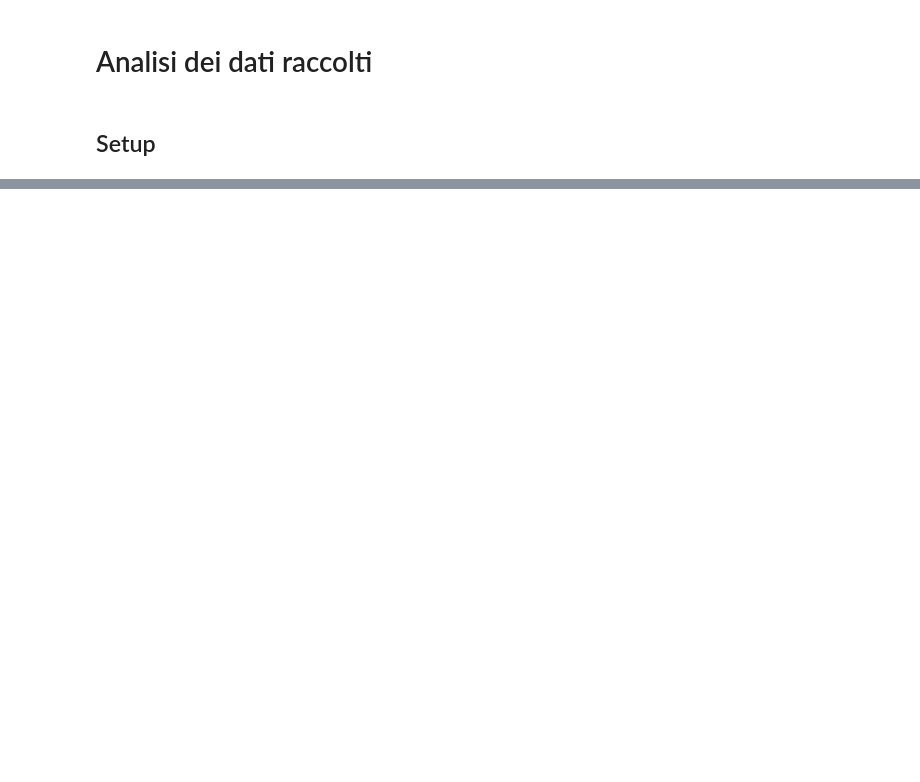
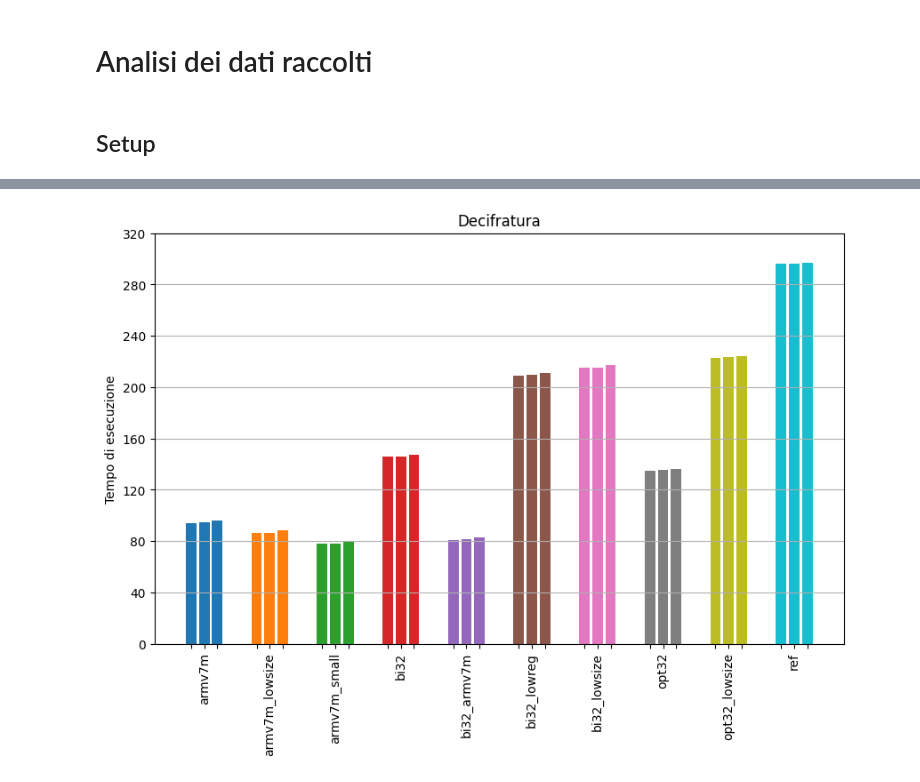
Before and after one commit to MattiaOldani/Tirocinio-ASCON, a Jupyter notebook: arduino/crypto_aead/notebook/ascon128av12.ipynb, the cells around one changed output, grey strips where cells are left out. Drawn from its saved outputs; the diff is of its cells as text; code cells hidden in the pictures; blank space fills up the shorter version.

```diff
--- a/arduino/crypto_aead/notebook/ascon128av12.ipynb
+++ b/arduino/crypto_aead/notebook/ascon128av12.ipynb
@@ -1027,0 +74,5 @@ Varianza: 0.007991991991991989
+# %%
+# Decifratura
+plotter(DATAFRAMES, "0B-D", IMPLEMENTATIONS, 40)
+# %% [output]
+[figure, added]
```
Also changed, not shown: parts of 133 cells of this notebook, 3 other files.
